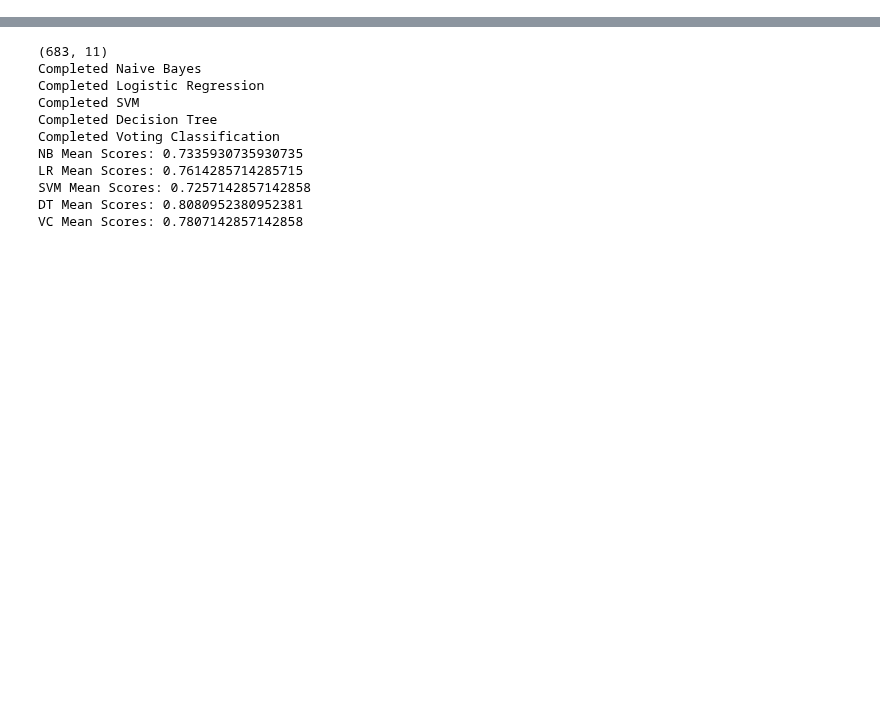
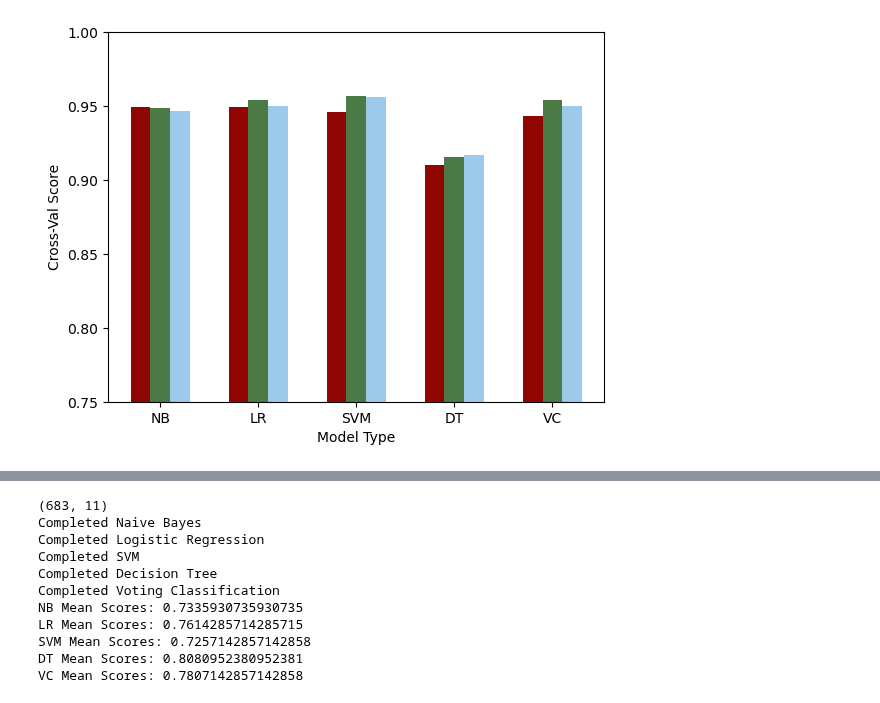
Before and after one commit to sprice134/MQP-2023, a Jupyter notebook: Code/Wole-Paper1/finalVersions/augmentationNullF1CrossVal.ipynb, the cells around one changed output, grey strips where cells are left out. Drawn from its saved outputs; the diff is of its cells as text; code cells hidden in the pictures; blank space fills up the shorter version.

```diff
--- a/Code/Wole-Paper1/finalVersions/augmentationNullF1CrossVal.ipynb
+++ b/Code/Wole-Paper1/finalVersions/augmentationNullF1CrossVal.ipynb
@@ -172,7 +236,7 @@ df = pd.DataFrame(np.array(temp), columns=cols)
 df = df[cols[1:]]
 print(df.shape)
 print(df.dropna().shape)
-numEntriesNeedingNulls = math.floor(df.shape[0] * 0.25)
+numEntriesNeedingNulls = math.floor(df.shape[0] * 0.33)
 numEntriesWithNulls = df.shape[0] - df.dropna().shape[0]
 array = np.array(df)
 for i in range(numEntriesNeedingNulls - numEntriesWithNulls):
@@ -234,7 +298,7 @@ df = pd.DataFrame(np.array(temp), columns=cols)
 df = df[cols[1:]]
 print(df.shape)
 print(df.dropna().shape)
-numEntriesNeedingNulls = math.floor(df.shape[0] * 0.25)
+numEntriesNeedingNulls = math.floor(df.shape[0] * 0.33)
 numEntriesWithNulls = df.shape[0] - df.dropna().shape[0]
 array = np.array(df)
 for i in range(numEntriesNeedingNulls - numEntriesWithNulls):
@@ -242,8 +306,8 @@ for i in range(numEntriesNeedingNulls - numEntriesWithNulls):
     array[x_index][y_index] = np.nan
 df = pd.DataFrame(array, columns = cols[1:])
 print(df.shape)
-print(df.dropna().shape)
 finalDataset = df.dropna()
+print(finalDataset.shape)
 
 for i in finalDataset:
     finalDataset[i] = finalDataset[i].astype(np.int)
@@ -346,0 +394,26 @@ Diagnosis: 0
+# %%
+X_vals = ['NB','LR','SVM', 'DT', 'VC']
+X_axis = np.arange(len(X_vals))
+
+wbc_remove = [np.mean(removeNBWBC), np.mean(removeLogWBC), np.mean(removeSVMWBC),
+        np.mean(removeDTWBC), np.mean(removeVoteWBC)]
+wbc_mean = [np.mean(meanNBWBC), np.mean(meanLogWBC), np.mean(meanSVMWBC),
+        np.mean(meanDTWBC), np.mean(meanVoteWBC)]
+wbc_syn = [np.mean(synNBWBC), np.mean(synLogWBC), np.mean(synSVMWBC),
+        np.mean(synDTWBC), np.mean(synVoteWBC)]
+
+
+plt.bar(X_axis - 0.2, wbc_remove, 0.2, label = 'Imbalanced Data', color='#900603')
+plt.bar(X_axis - 0.0, wbc_mean, 0.2, label = 'Smote Data\n(From Imbalanced)', color='#4B7A47')
+plt.bar(X_axis + 0.2, wbc_syn, 0.2, label = 'Synethic Data\n(From Imbalanced)', color='#9DCAEB')
+plt.xticks(X_axis, X_vals)
+plt.xlabel("Model Type")
+plt.ylabel("Cross-Val Score")
+plt.ylim(0.75,1)
+plt.rcParams["figure.figsize"] = (8, 5)
+plt.rcParams.update({'font.size': 28})
+plt.rc('xtick', labelsize=22)
+plt.rc('ytick', labelsize=22)
+plt.show()
+# %% [output]
+[figure, added]
```
Also changed, not shown: parts of 15 cells of this notebook.
